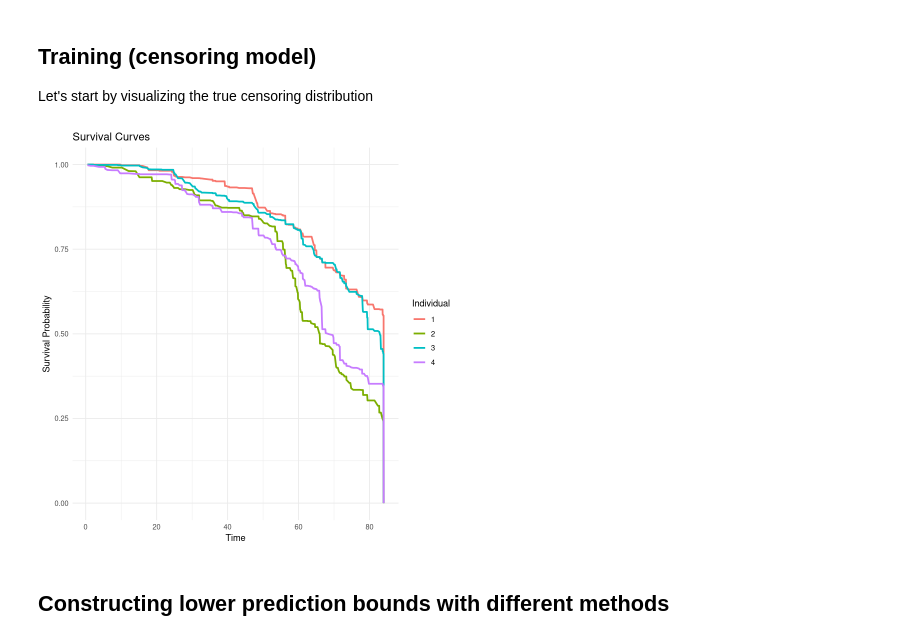
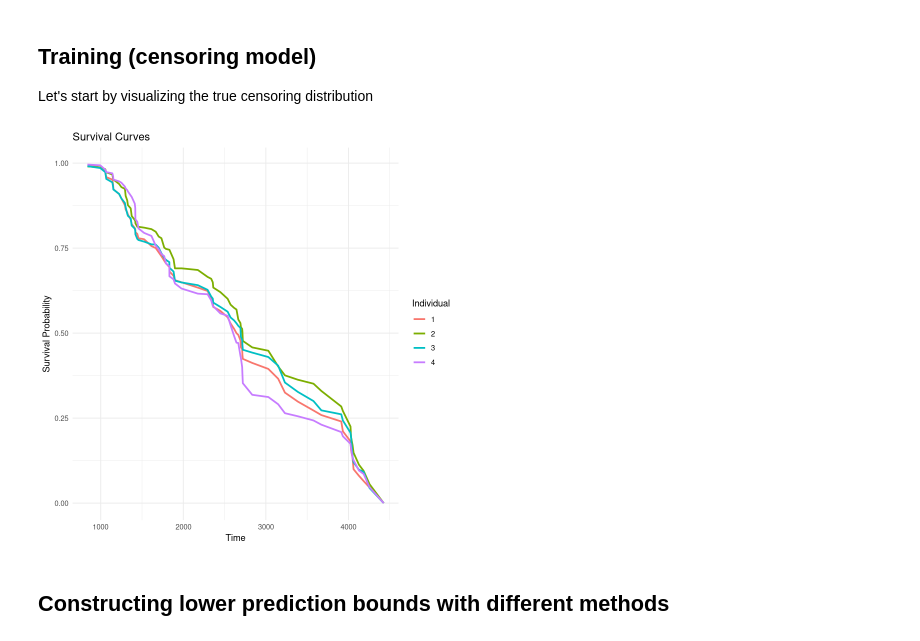
Before and after one commit to msesia/conformal_survival, a Jupyter notebook: code/examples/data_analysis.ipynb, the cells around one changed output. Drawn from its saved outputs; the diff is of its cells as text; code cells hidden in the pictures.

```diff
--- a/code/examples/data_analysis.ipynb
+++ b/code/examples/data_analysis.ipynb
@@ -13,8 +13,3 @@ library(cfsurvival)
 suppressMessages(library(hdf5r))
 # %% [markdown]
 ## Load the data
-# %%
-data.name <- "PBC"
-data <- read_csv(sprintf("../../data/data_csv/%s.csv", data.name), show_col_types = FALSE)
-
-data
@@ -59,12 +22,14 @@ source("../conf_surv/utils_real_data.R")
 # GBSG: Breast cancer data (2232 obs, 7 vars, combined train/test).
 # METABRIC: Breast cancer clinical data (1981 obs, 26 vars).
 
-data.name <- "METABRIC"
+data.name <- "PBC"
 
-data <- read_csv(sprintf("../../data/data_csv/%s.csv", data.name), show_col_types = FALSE)
-
+data <- load_csv(data.name)
 dim(data)
 
 # Data features
 num_features <- ncol(data) - 2
+
+col.names <- c("time", "status", paste("X", 1:num_features, sep = ""))
+colnames(data) <- col.names
 # %% [output]
@@ -72,11 +37,24 @@ num_features <- ncol(data) - 2
 # %%
+## Relative calibration sample size
+cal_prop = 0.2
+
+## Relative test sample size
+test_prop = 0.2
+
+## Relative training sample size
+train_prop = 1 - (cal_prop + test_prop)
+
 # Split the dataset
-split_result <- split_data(data, train_prop = 0.6, cal_prop = 0.2, test_prop = 0.2, seed = 123)
+split_result <- split_data(data, train_prop = train_prop, cal_prop = cal_prop, test_prop = test_prop, seed = 123)
 
 # Access subsets
 data.train <- split_result$train
 data.cal <- split_result$cal
 data.test <- split_result$test
+
+# Subsample the training set
+train_prop_keep = 0.5
+data.train = data.train[sample(1:nrow(data.train), ceiling(train_prop_keep*nrow(data.train))),]
 # %% [markdown]
 ## Explore the data
 # %%
@@ -154,29 +138,29 @@ Let's start by visualizing the true censoring distribution
 # %%
 source("../conf_surv/utils_censoring.R")
 
 # List of covariates to use for censoring model
 # If we have prior information that some covariates are useless, we can drop them. This helps avoid overfitting, improving the performance of our prototype.
-num_feat_censor <- 10
+num_feat_censor <- num_features #10
 use.covariates <- paste("X",1:min(num_features,num_feat_censor),sep="")
 
 # Initialize a base model for the censoring distribution
 cens_base_model <- GRF_SurvivalForestWrapper$new(use_covariates=use.covariates)
 #cens_base_model <- SurvregModelWrapper$new(dist="lognormal", use_covariates=use.covariates)
 #cens_base_model <- CoxphModelWrapper$new(use_covariates=use.covariates)
 #cens_base_model <- randomForestSRC_SurvivalWrapper$new(use_covariates=use.covariates)
 
 # Create an instance of the CensoringModel class with the model
 cens_model <- CensoringModel$new(model = cens_base_model)
 
 # Fit the censoring distribution
 cens_model$fit(data = data.train)
 
 # Plot the censoring distribution for the first individual
 idx.predict <- c(1:4)
 pred_surv = cens_model$model$predict(data.cal[idx.predict,])
 plot_survival_curves(pred_surv)
 # %% [output]
-[figure, old version]
+[figure, new version]
 # %% [markdown]
 ## Constructing lower prediction bounds with different methods
 # %%
```
Also changed, not shown: parts of 14 cells of this notebook, 5 other files.
